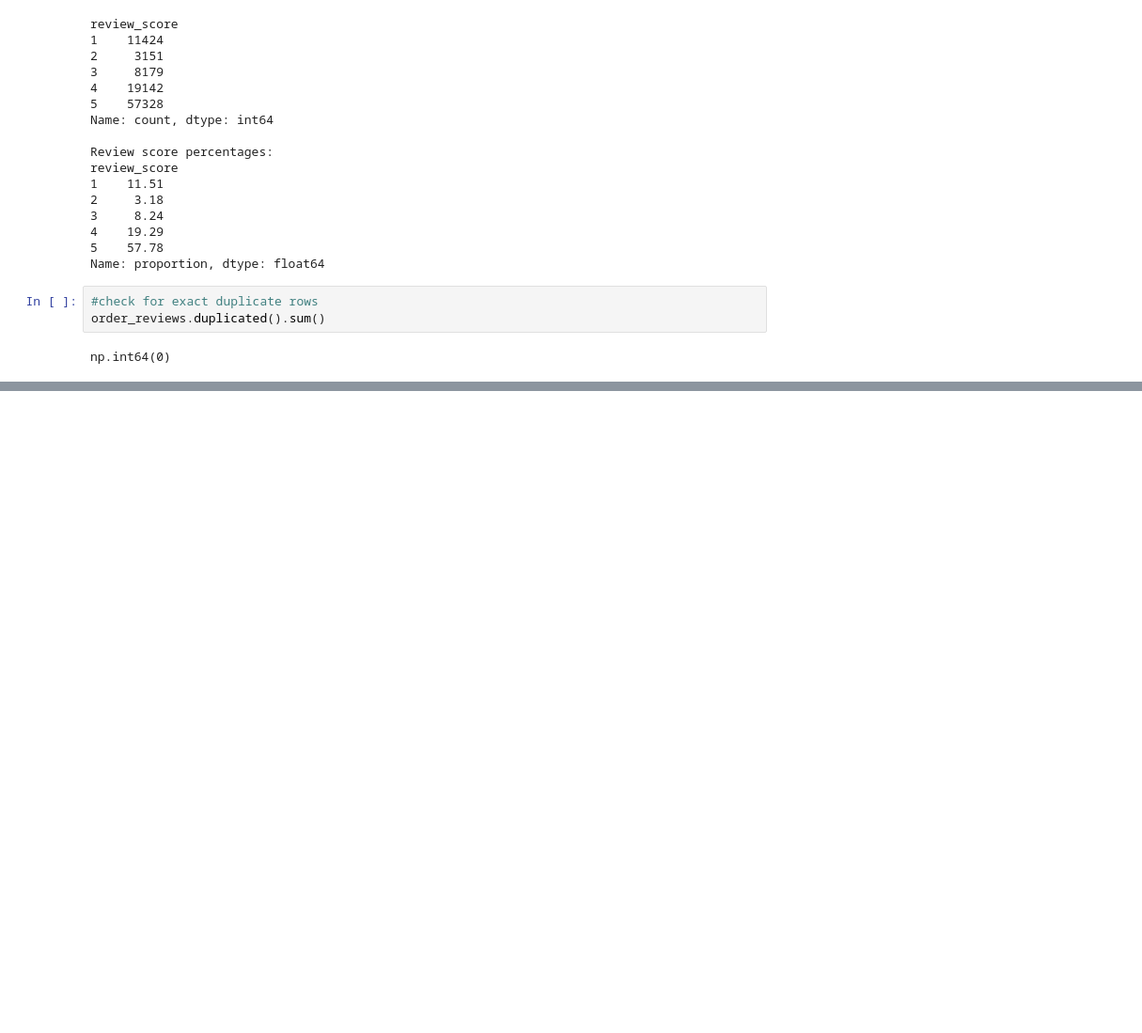
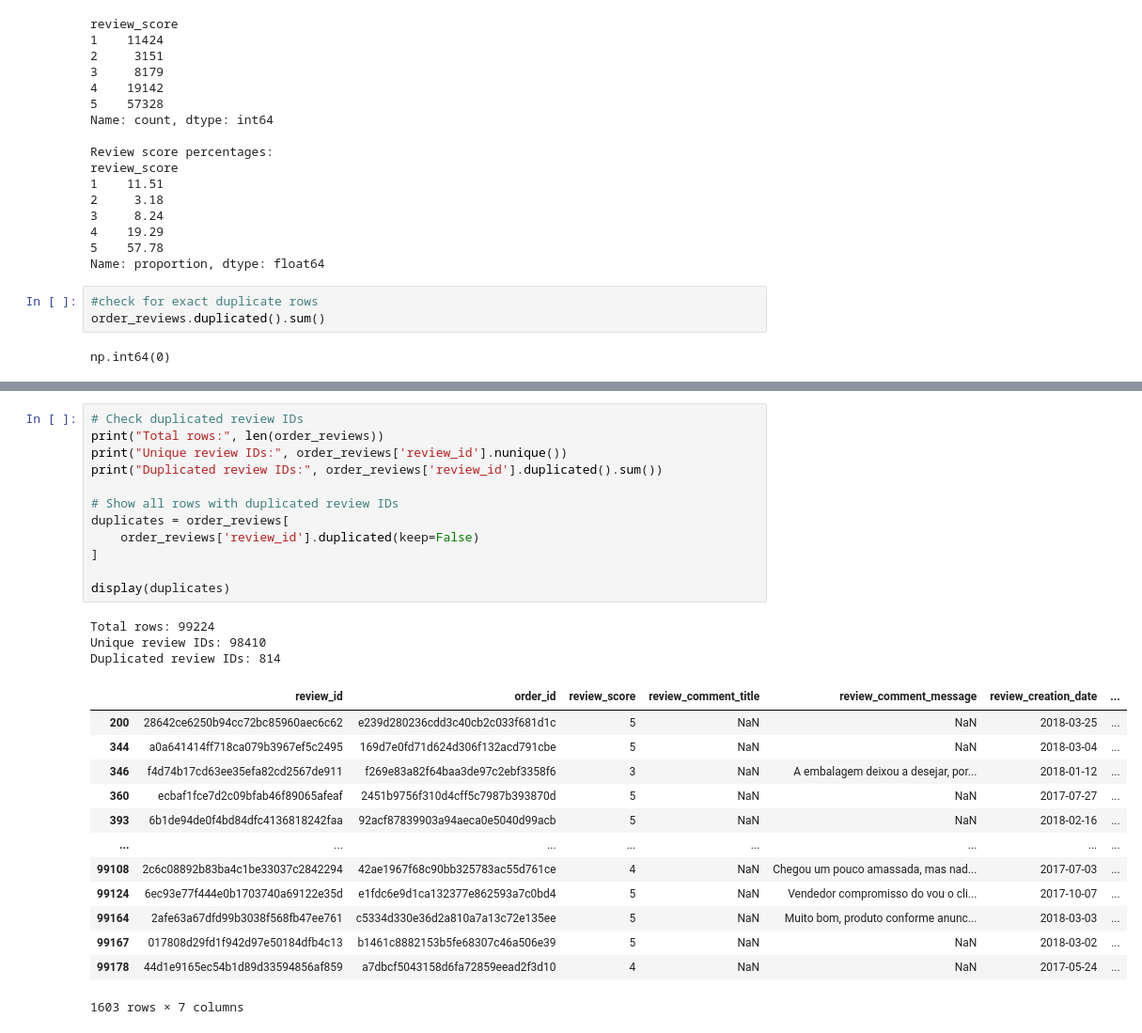
Before and after one commit to AtikeIlayda/E-commerce, a Jupyter notebook: notebooks/04_datacleaning_orderreviews.ipynb, the cells around one changed output, grey strips where cells are left out. Shown at 94% size. Saved outputs shown, nothing was run; the diff lists cells and outputs as text; blank space fills up the shorter version.

```diff
--- a/notebooks/04_datacleaning_orderreviews.ipynb
+++ b/notebooks/04_datacleaning_orderreviews.ipynb
@@ -121,0 +215,29 @@ order_reviews_clean.to_csv(
+# %%
+# Check duplicated review IDs
+print("Total rows:", len(order_reviews))
+print("Unique review IDs:", order_reviews['review_id'].nunique())
+print("Duplicated review IDs:", order_reviews['review_id'].duplicated().sum())
+
+# Show all rows with duplicated review IDs
+duplicates = order_reviews[
+    order_reviews['review_id'].duplicated(keep=False)
+]
+
+display(duplicates)
+# %% [output]
+Total rows: 99224
+Unique review IDs: 98410
+Duplicated review IDs: 814
+|  | review_id | order_id | review_score | review_comment_title | review_comment_message | review_creation_date | ... |
+| 200 | 28642ce6250b94cc72bc85960aec6c62 | e239d280236cdd3c40cb2c033f681d1c | 5 | NaN | NaN | 2018-03-25 | ... |
+| 344 | a0a641414ff718ca079b3967ef5c2495 | 169d7e0fd71d624d306f132acd791cbe | 5 | NaN | NaN | 2018-03-04 | ... |
+| 346 | f4d74b17cd63ee35efa82cd2567de911 | f269e83a82f64baa3de97c2ebf3358f6 | 3 | NaN | A embalagem deixou a desejar, por... | 2018-01-12 | ... |
+| 360 | ecbaf1fce7d2c09bfab46f89065afeaf | 2451b9756f310d4cff5c7987b393870d | 5 | NaN | NaN | 2017-07-27 | ... |
+| 393 | 6b1de94de0f4bd84dfc4136818242faa | 92acf87839903a94aeca0e5040d99acb | 5 | NaN | NaN | 2018-02-16 | ... |
+| ... | ... | ... | ... | ... | ... | ... | ... |
+| 99108 | 2c6c08892b83ba4c1be33037c2842294 | 42ae1967f68c90bb325783ac55d761ce | 4 | NaN | Chegou um pouco amassada, mas nad... | 2017-07-03 | ... |
+| 99124 | 6ec93e77f444e0b1703740a69122e35d | e1fdc6e9d1ca132377e862593a7c0bd4 | 5 | NaN | Vendedor compromisso do vou o cli... | 2017-10-07 | ... |
+| 99164 | 2afe63a67dfd99b3038f568fb47ee761 | c5334d330e36d2a810a7a13c72e135ee | 5 | NaN | Muito bom, produto conforme anunc... | 2018-03-03 | ... |
+| 99167 | 017808d29fd1f942d97e50184dfb4c13 | b1461c8882153b5fe68307c46a506e39 | 5 | NaN | NaN | 2018-03-02 | ... |
+| 99178 | 44d1e9165ec54b1d89d33594856af859 | a7dbcf5043158d6fa72859eead2f3d10 | 4 | NaN | NaN | 2017-05-24 | ... |
+1603 rows × 7 columns
```
Also changed, not shown: parts of 14 cells of this notebook, 23 other files.
